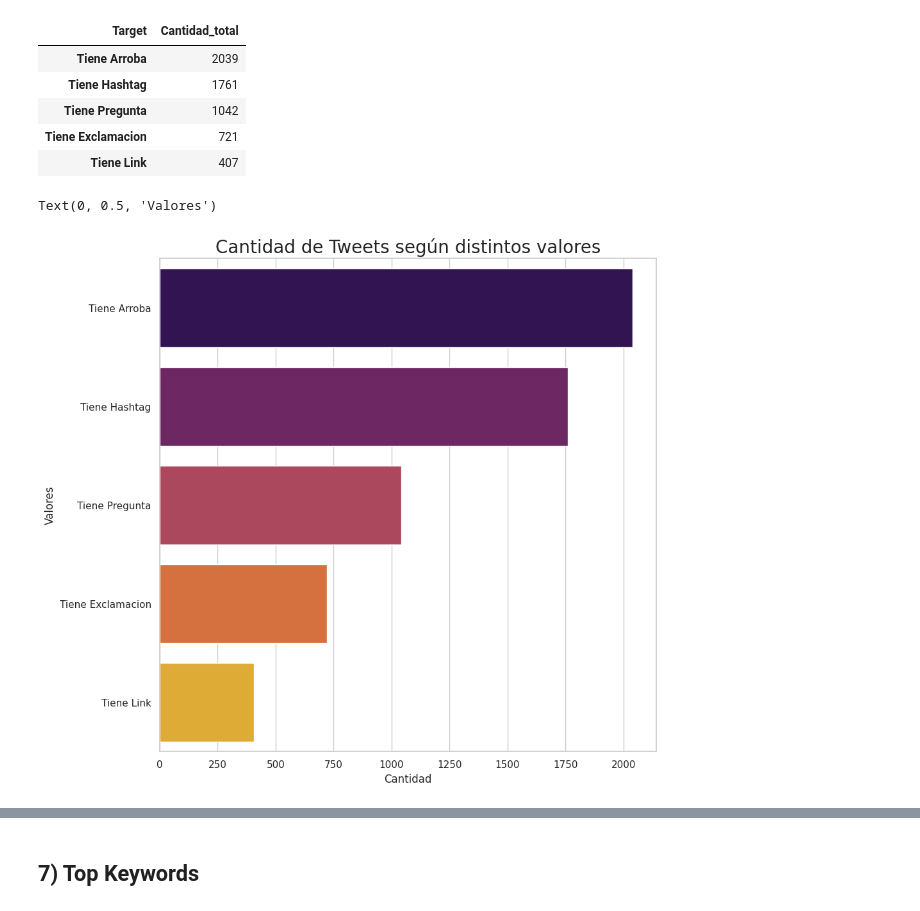
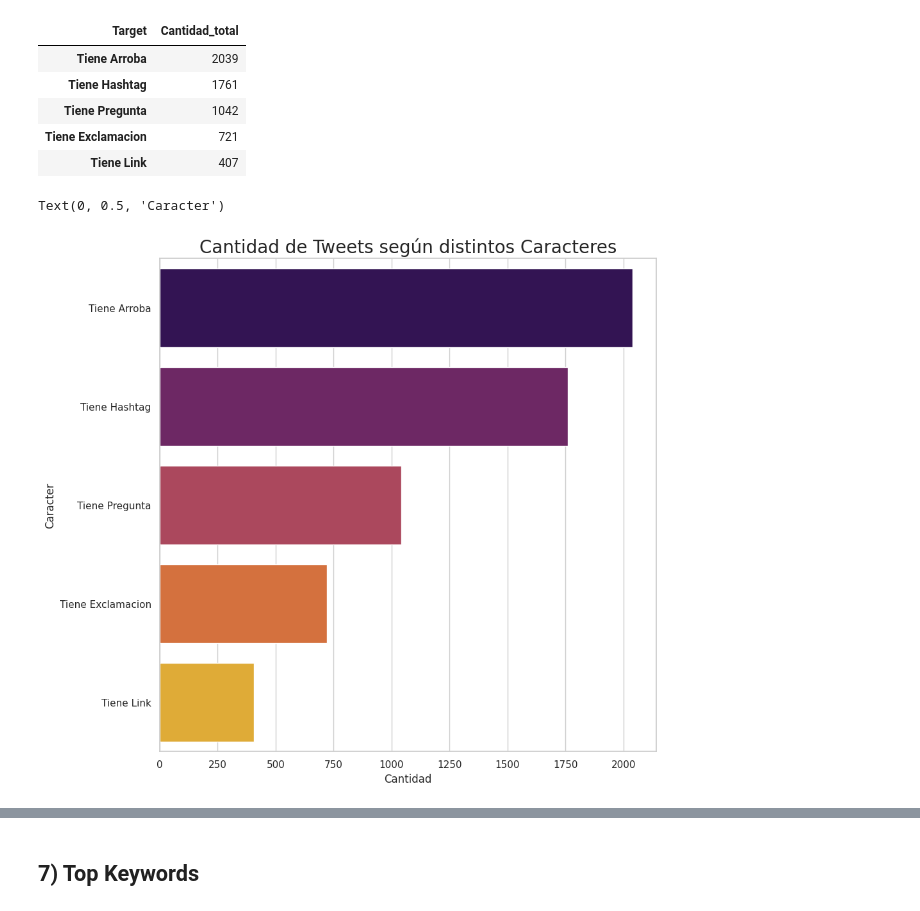
Before and after one commit to SergioCalvani/75.06-Datos-TP1-2020, a Jupyter notebook: Junto.ipynb, the cells around one changed output, grey strips where cells are left out. Saved outputs shown, nothing was run; the diff lists cells and outputs as text; code cells hidden in the pictures.

```diff
--- a/Junto.ipynb
+++ b/Junto.ipynb
@@ -1534,9 +1534,9 @@ cantidad_total_tiene
 # %%
 plt.subplots(figsize=(10,10))
 grafico_cantidad_total_tiene=sns.barplot(x=cantidad_total_tiene['Cantidad_total'],y=cantidad_total_tiene.index,orient='h',palette='inferno')
-grafico_cantidad_total_tiene.set_title("Cantidad de Tweets según distintos valores",fontsize=20)
+grafico_cantidad_total_tiene.set_title("Cantidad de Tweets según distintos Caracteres",fontsize=20)
 grafico_cantidad_total_tiene.set_xlabel("Cantidad",fontsize=12)
-grafico_cantidad_total_tiene.set_ylabel("Valores",fontsize=12)
+grafico_cantidad_total_tiene.set_ylabel("Caracter",fontsize=12)
 # %% [output]
-Text(0, 0.5, 'Valores')
+Text(0, 0.5, 'Caracter')
-[figure, old version]
+[figure, new version]
```
Also changed, not shown: parts of 23 cells of this notebook.
